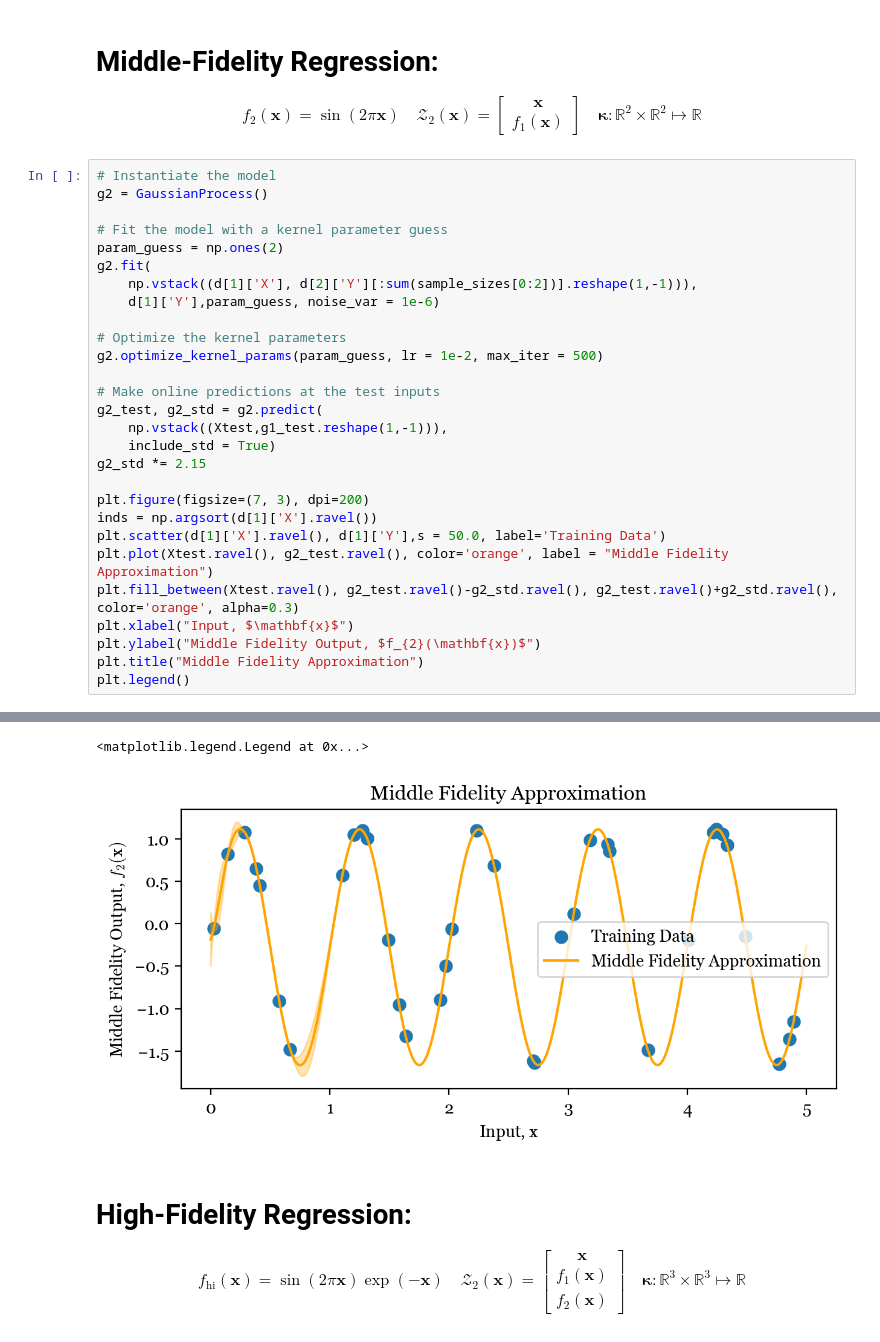
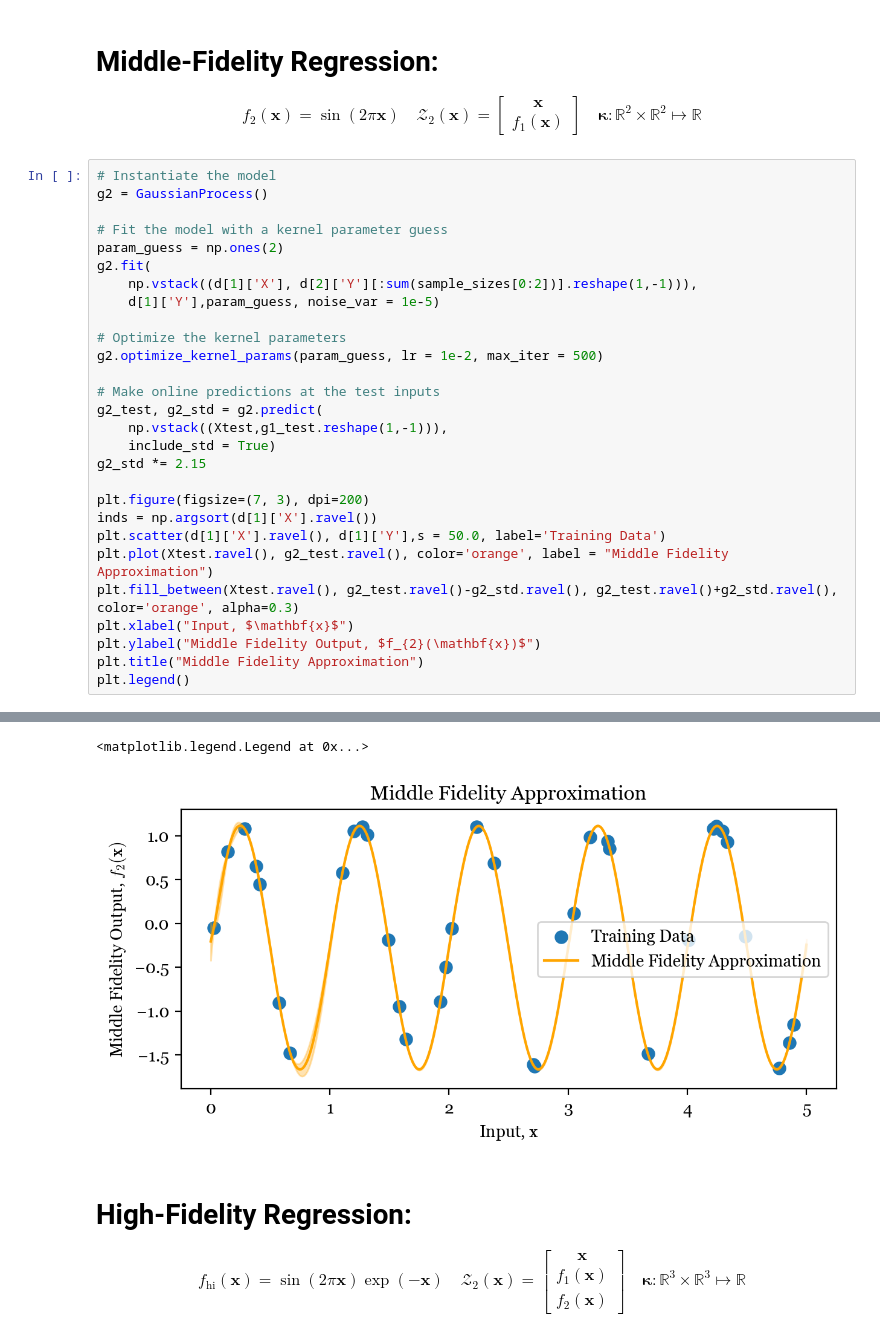
Before and after one commit to atticusdrex/oral-quals-repo, a Jupyter notebook: LiveDemoNB.ipynb, the cells around one changed output, grey strips where cells are left out. Drawn from its saved outputs; the diff is of its cells as text.

```diff
--- a/LiveDemoNB.ipynb
+++ b/LiveDemoNB.ipynb
@@ -106,7 +105,7 @@ g2 = GaussianProcess()
 param_guess = np.ones(2)
 g2.fit(
     np.vstack((d[1]['X'], d[2]['Y'][:sum(sample_sizes[0:2])].reshape(1,-1))),
-    d[1]['Y'],param_guess, noise_var = 1e-6)
+    d[1]['Y'],param_guess, noise_var = 1e-5)
 
 # Optimize the kernel parameters
 g2.optimize_kernel_params(param_guess, lr = 1e-2, max_iter = 500)
@@ -132,5 +131,5 @@ Final Loss: -34.26652
 <matplotlib.legend.Legend at 0x...>
-[figure, old version]
+[figure, new version]
 # %% [markdown]
 # High-Fidelity Regression:
 
```
Also changed, not shown: parts of 4 cells of this notebook, 1 other file.
